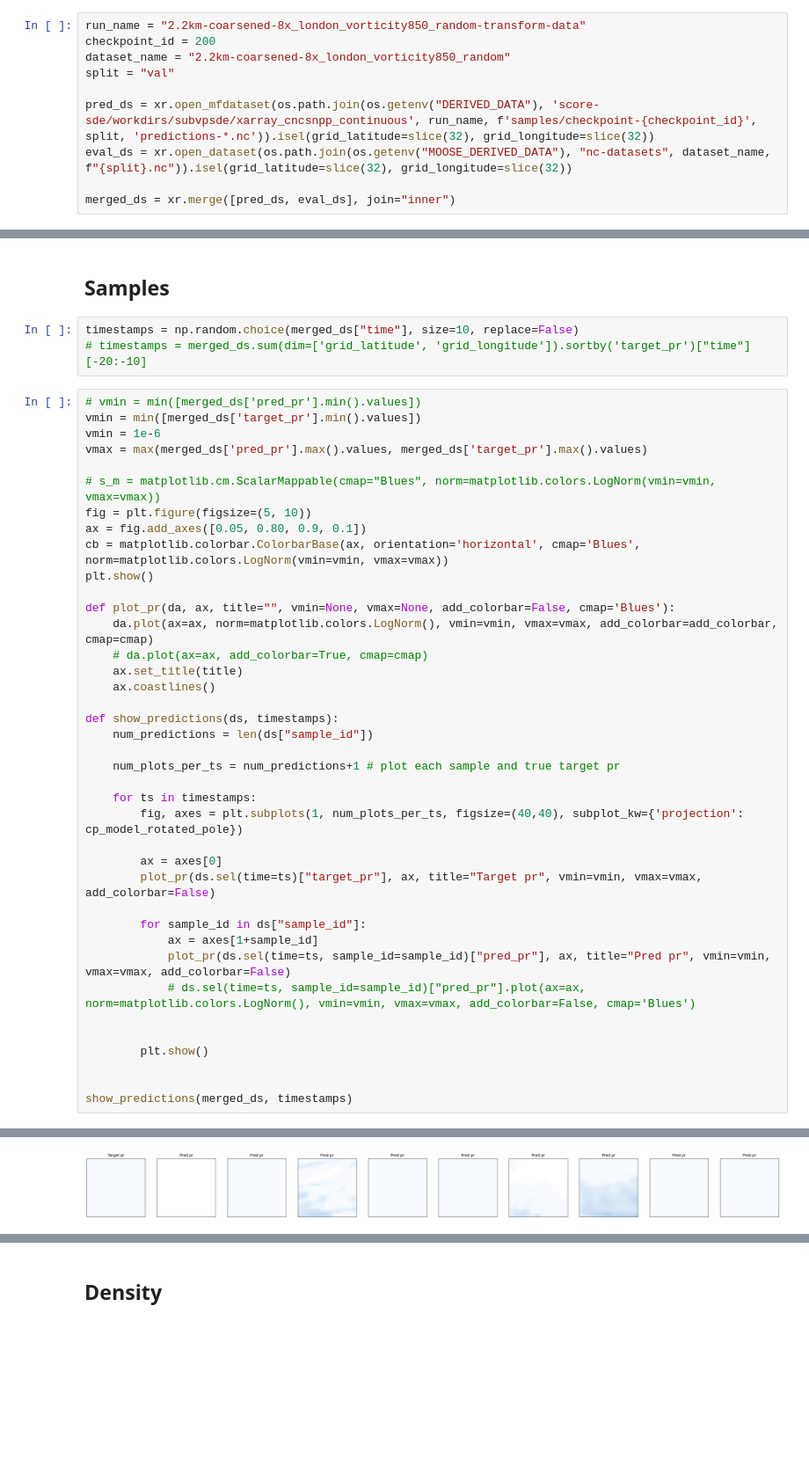
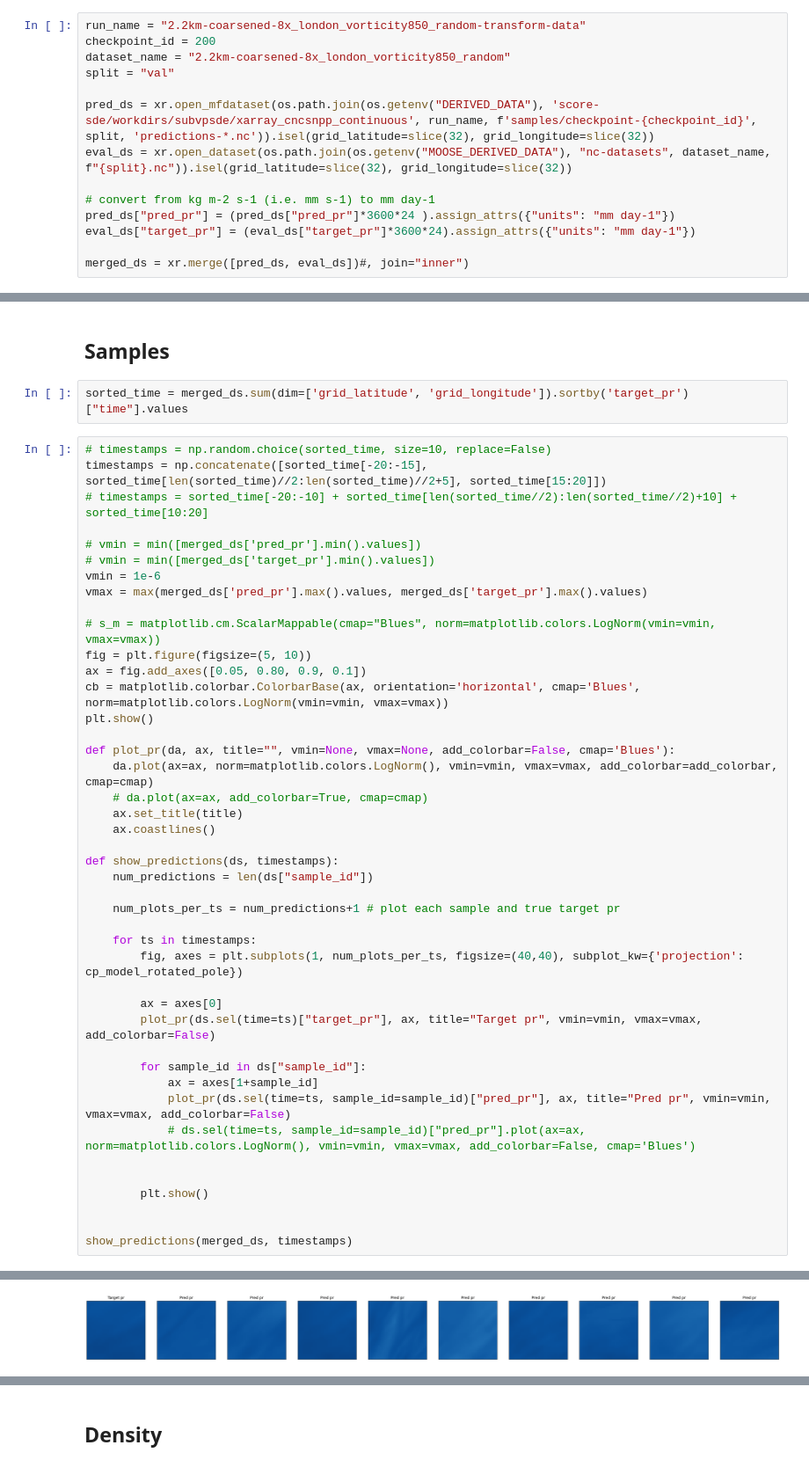
Before and after one commit to henryaddison/ml-downscaling-emulation, a Jupyter notebook: notebooks/exploration/Evaluation vorticity.ipynb, the cells around one changed output, grey strips where cells are left out. Shown at 88% size. Cells and saved outputs as stored; diff of their text form; blank space fills up the shorter version.

```diff
--- a/notebooks/exploration/Evaluation vorticity.ipynb
+++ b/notebooks/exploration/Evaluation vorticity.ipynb
@@ -32,7 +32,11 @@ split = "val"
 pred_ds = xr.open_mfdataset(os.path.join(os.getenv("DERIVED_DATA"), 'score-sde/workdirs/subvpsde/xarray_cncsnpp_continuous', run_name, f'samples/checkpoint-{checkpoint_id}', split, 'predictions-*.nc')).isel(grid_latitude=slice(32), grid_longitude=slice(32))
 eval_ds = xr.open_dataset(os.path.join(os.getenv("MOOSE_DERIVED_DATA"), "nc-datasets", dataset_name, f"{split}.nc")).isel(grid_latitude=slice(32), grid_longitude=slice(32))
 
-merged_ds = xr.merge([pred_ds, eval_ds], join="inner")
+# convert from kg m-2 s-1 (i.e. mm s-1) to mm day-1
+pred_ds["pred_pr"] = (pred_ds["pred_pr"]*3600*24 ).assign_attrs({"units": "mm day-1"})
+eval_ds["target_pr"] = (eval_ds["target_pr"]*3600*24).assign_attrs({"units": "mm day-1"})
+
+merged_ds = xr.merge([pred_ds, eval_ds])#, join="inner")
 # %%
 merged_ds
 # %% [output]
@@ -74,11 +80,14 @@ Attributes: (0)
 # %% [markdown]
 ## Samples
 # %%
-timestamps = np.random.choice(merged_ds["time"], size=10, replace=False)
-# timestamps = merged_ds.sum(dim=['grid_latitude', 'grid_longitude']).sortby('target_pr')["time"][-20:-10]
+sorted_time = merged_ds.sum(dim=['grid_latitude', 'grid_longitude']).sortby('target_pr')["time"].values
 # %%
+# timestamps = np.random.choice(sorted_time, size=10, replace=False)
+timestamps = np.concatenate([sorted_time[-20:-15], sorted_time[len(sorted_time)//2:len(sorted_time)//2+5], sorted_time[15:20]])
+# timestamps = sorted_time[-20:-10] + sorted_time[len(sorted_time//2):len(sorted_time//2)+10] + sorted_time[10:20]
+
 # vmin = min([merged_ds['pred_pr'].min().values])
-vmin = min([merged_ds['target_pr'].min().values])
+# vmin = min([merged_ds['target_pr'].min().values])
 vmin = 1e-6
 vmax = max(merged_ds['pred_pr'].max().values, merged_ds['target_pr'].max().values)
 
@@ -123 +132 @@ show_predictions(merged_ds, timestamps)
-[figure, old version]
+[figure, new version]
```
Also changed, not shown: parts of 12 cells of this notebook.
